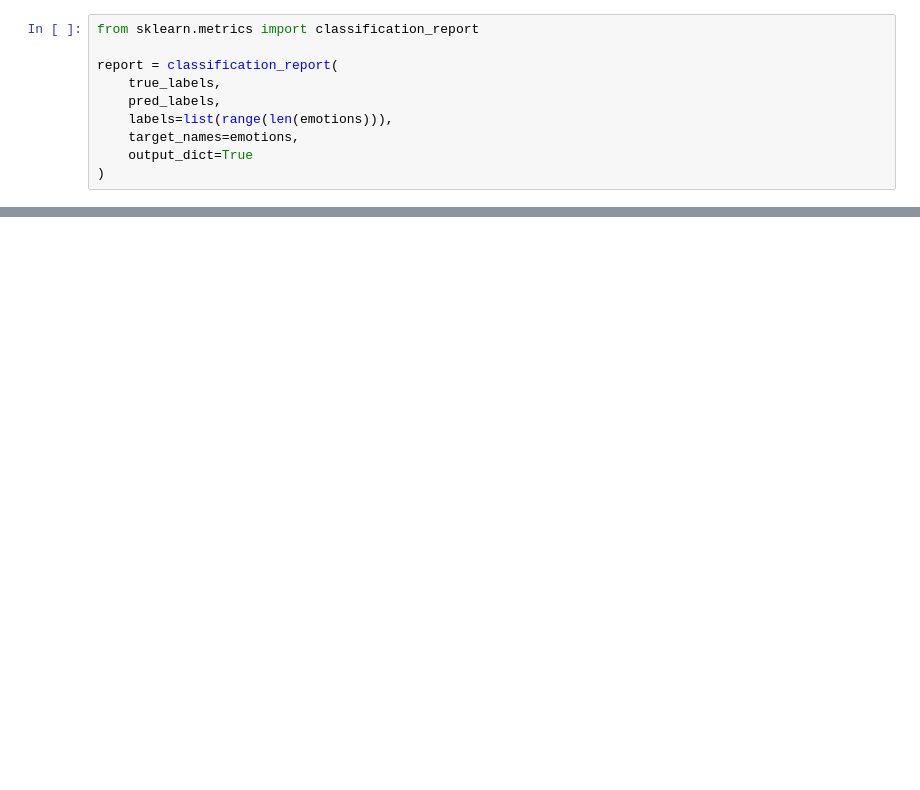
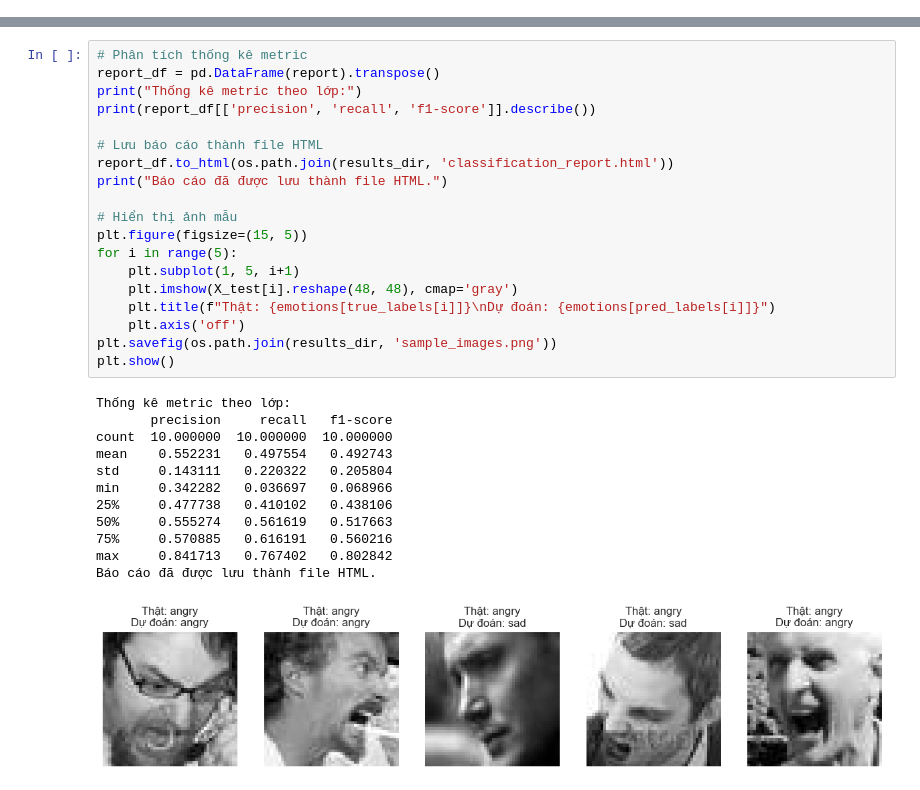
Before and after one commit to Quan1242/emotion_check, a Jupyter notebook: PythonProject2/notebook/explore_data.ipynb, the cells around one changed output, grey strips where cells are left out. Saved outputs shown, nothing was run; the diff lists cells and outputs as text; blank space fills up the shorter version.

```diff
--- a/PythonProject2/notebook/explore_data.ipynb
+++ b/PythonProject2/notebook/explore_data.ipynb
@@ -115,10 +204,0 @@ plt.show()
-# %%
-from sklearn.metrics import classification_report
-
-report = classification_report(
-    true_labels,
-    pred_labels,
-    labels=list(range(len(emotions))),
-    target_names=emotions,
-    output_dict=True
-)
@@ -131,0 +205,32 @@ Phân tích hoàn tất! Kết quả được lưu trong thư mục 'results/'.
+# %%
+# Phân tích thống kê metric
+report_df = pd.DataFrame(report).transpose()
+print("Thống kê metric theo lớp:")
+print(report_df[['precision', 'recall', 'f1-score']].describe())
+
+# Lưu báo cáo thành file HTML
+report_df.to_html(os.path.join(results_dir, 'classification_report.html'))
+print("Báo cáo đã được lưu thành file HTML.")
+
+# Hiển thị ảnh mẫu
+plt.figure(figsize=(15, 5))
+for i in range(5):
+    plt.subplot(1, 5, i+1)
+    plt.imshow(X_test[i].reshape(48, 48), cmap='gray')
+    plt.title(f"Thật: {emotions[true_labels[i]]}\nDự đoán: {emotions[pred_labels[i]]}")
+    plt.axis('off')
+plt.savefig(os.path.join(results_dir, 'sample_images.png'))
+plt.show()
+# %% [output]
+Thống kê metric theo lớp:
+       precision     recall   f1-score
+count  10.000000  10.000000  10.000000
+mean    0.552231   0.497554   0.492743
+std     0.143111   0.220322   0.205804
+min     0.342282   0.036697   0.068966
+25%     0.477738   0.410102   0.438106
+50%     0.555274   0.561619   0.517663
+75%     0.570885   0.616191   0.560216
+max     0.841713   0.767402   0.802842
+Báo cáo đã được lưu thành file HTML.
+[figure, added]
```
Also changed, not shown: parts of 15 cells of this notebook, 36 other files.
